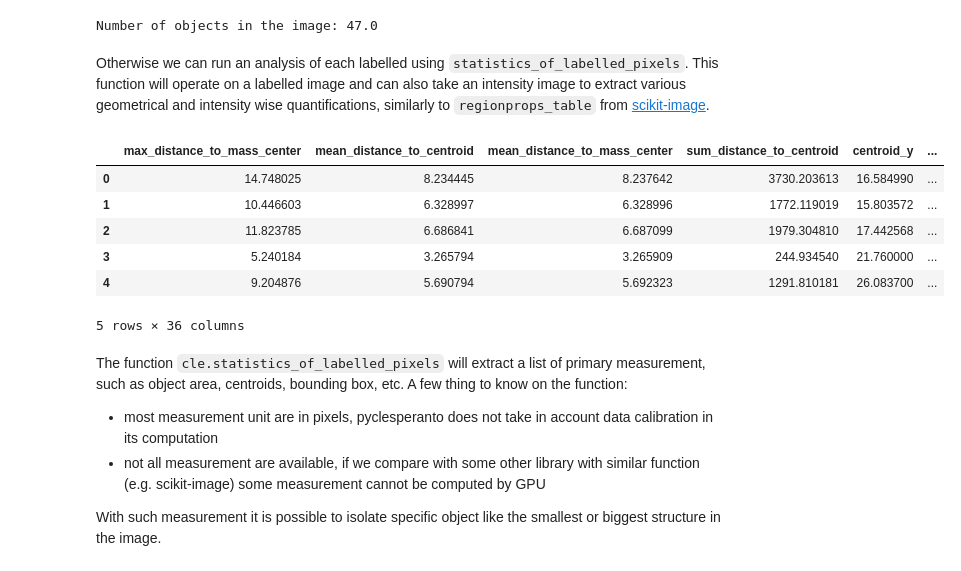
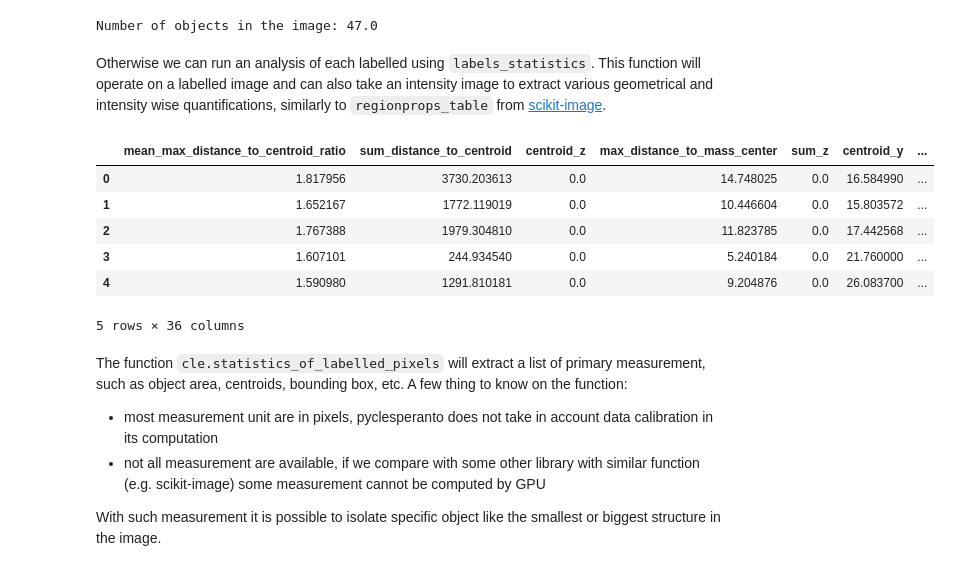
Before and after one commit to clEsperanto/pyclesperanto, a Jupyter notebook: docs/demos/examples/regionprops_and_quantification.ipynb, the cells around one changed output. Saved outputs shown, nothing was run; the diff lists cells and outputs as text; code cells hidden in the pictures.

```diff
--- a/docs/demos/examples/regionprops_and_quantification.ipynb
+++ b/docs/demos/examples/regionprops_and_quantification.ipynb
@@ -41,19 +45,19 @@ print("Number of objects in the image: " + str(num_labels))
 # %% [output]
 Number of objects in the image: 47.0
 # %% [markdown]
-Otherwise we can run an analysis of each labelled using `statistics_of_labelled_pixels`. This function will operate on a labelled image and can also take an intensity image to extract various geometrical and intensity wise quantifications, similarly to `regionprops_table` from [scikit-image]().
+Otherwise we can run an analysis of each labelled using `labels_statistics`. This function will operate on a labelled image and can also take an intensity image to extract various geometrical and intensity wise quantifications, similarly to `regionprops_table` from [scikit-image]().
 # %%
 df = pd.DataFrame(
-    cle.statistics_of_labelled_pixels(image, labeled_cleanned)
+    cle.labels_statistics(labeled_cleanned, image)
     )
 df.head()
 # %% [output]
-|  | max_distance_to_mass_center | mean_distance_to_centroid | mean_distance_to_mass_center | sum_distance_to_centroid | centroid_y | ... |
-| 0 | 14.748025 | 8.234445 | 8.237642 | 3730.203613 | 16.584990 | ... |
-| 1 | 10.446603 | 6.328997 | 6.328996 | 1772.119019 | 15.803572 | ... |
-| 2 | 11.823785 | 6.686841 | 6.687099 | 1979.304810 | 17.442568 | ... |
-| 3 | 5.240184 | 3.265794 | 3.265909 | 244.934540 | 21.760000 | ... |
-| 4 | 9.204876 | 5.690794 | 5.692323 | 1291.810181 | 26.083700 | ... |
+|  | mean_max_distance_to_centroid_ratio | sum_distance_to_centroid | centroid_z | max_distance_to_mass_center | sum_z | centroid_y | ... |
+| 0 | 1.817956 | 3730.203613 | 0.0 | 14.748025 | 0.0 | 16.584990 | ... |
+| 1 | 1.652167 | 1772.119019 | 0.0 | 10.446604 | 0.0 | 15.803572 | ... |
+| 2 | 1.767388 | 1979.304810 | 0.0 | 11.823785 | 0.0 | 17.442568 | ... |
+| 3 | 1.607101 | 244.934540 | 0.0 | 5.240184 | 0.0 | 21.760000 | ... |
+| 4 | 1.590980 | 1291.810181 | 0.0 | 9.204876 | 0.0 | 26.083700 | ... |
 5 rows × 36 columns
 # %% [markdown]
 The function `cle.statistics_of_labelled_pixels` will extract a list of primary measurement, such as object area, centroids, bounding box, etc. A few thing to know on the function:
```
Also changed, not shown: parts of 2 cells of this notebook, 12 other files.
